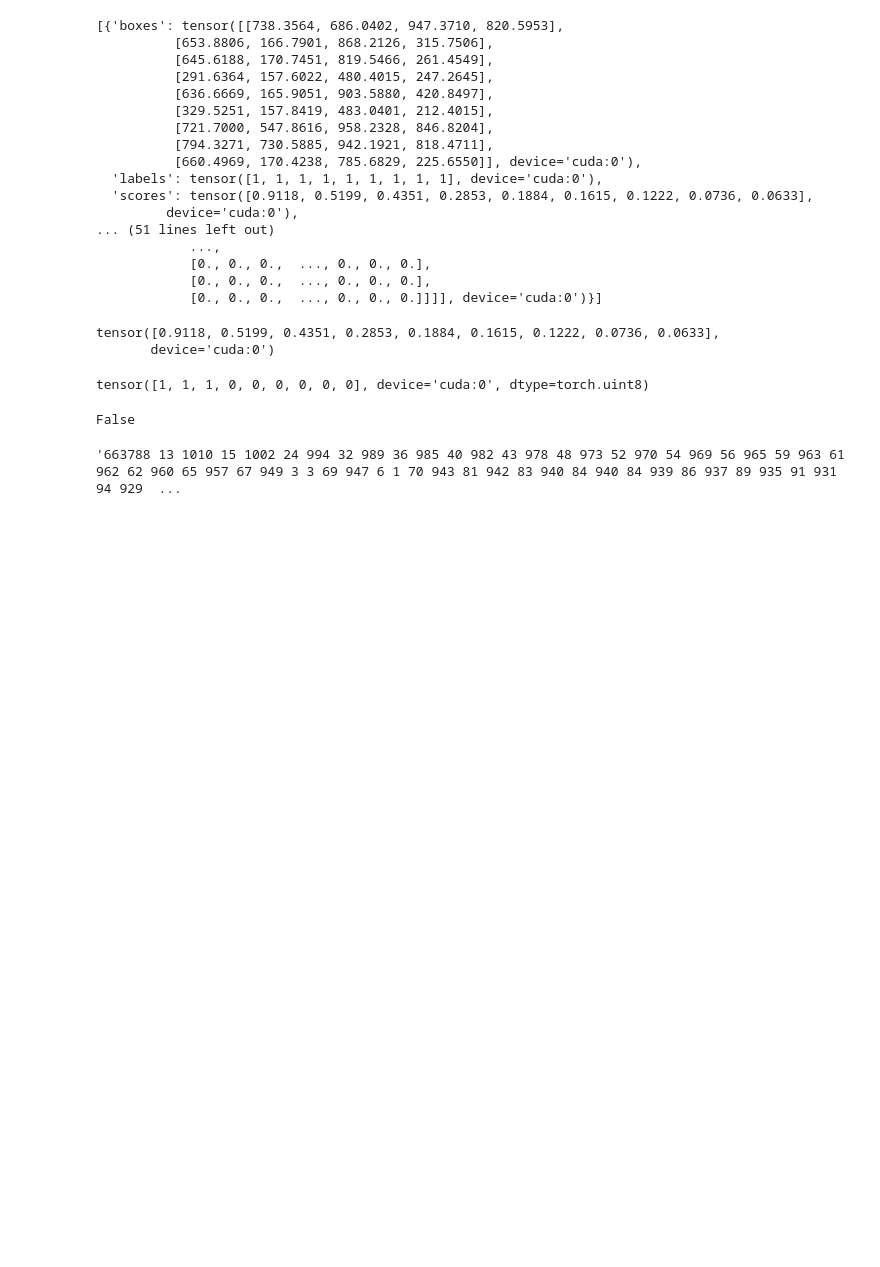
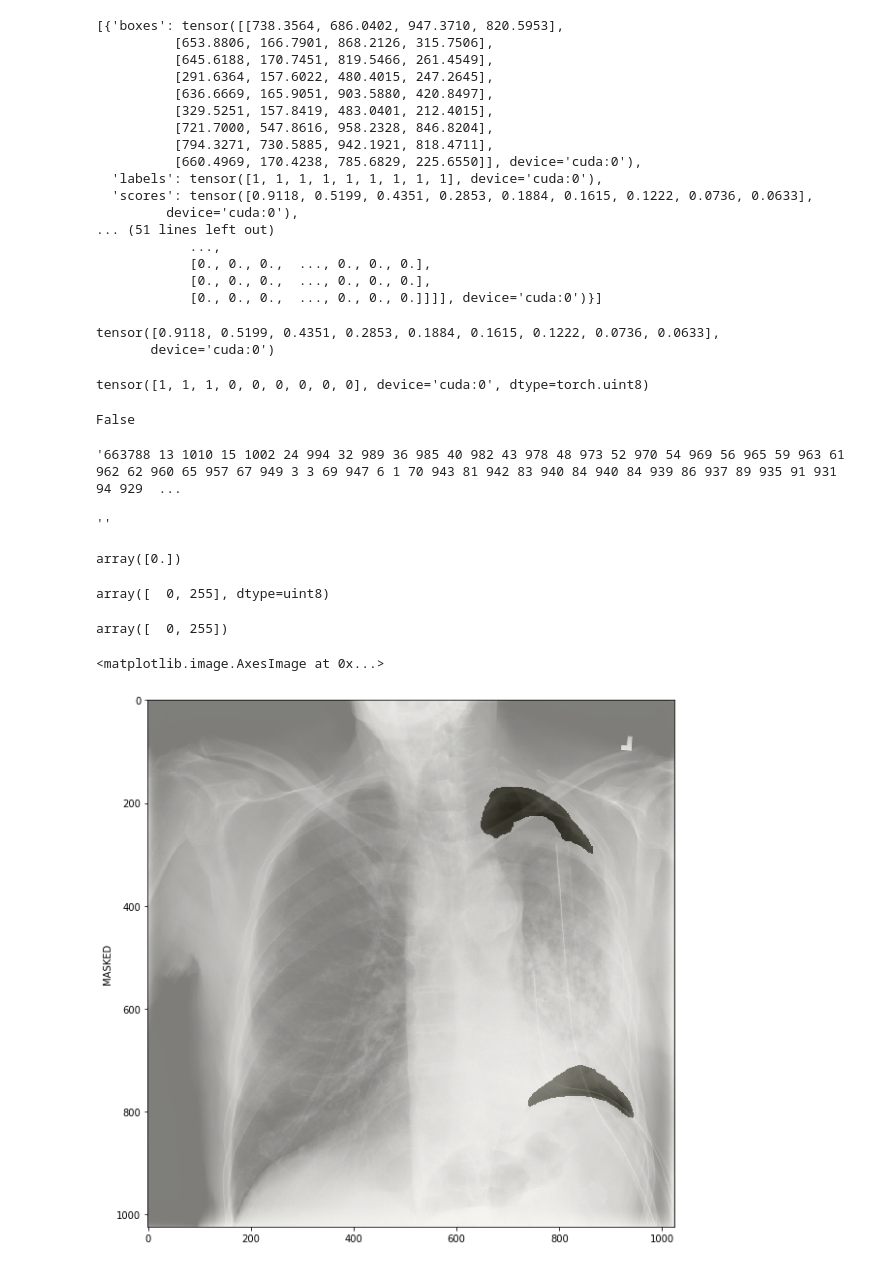
Before and after one commit to wangyute/MaskRCNN-kaggle-siim, a Jupyter notebook: Prediction.ipynb, the cells around one changed output. Cells and saved outputs as stored; diff of their text form; code cells hidden in the pictures; blank space fills up the shorter version.

```diff
--- a/Prediction.ipynb
+++ b/Prediction.ipynb
@@ -24,7 +24,7 @@ df.head()
 import torch
 import torch.utils.data
 import collections
-from tqdm import tqdm
+from tqdm import tqdm_notebook
 from PIL import Image
 import torchvision
 
@@ -36,10 +36,11 @@ class TorchDataset(torch.utils.data.Dataset):
         self.image_info = collections.defaultdict(dict)
 
         i = 0
-        for blob in tqdm(self.blobs, total= len(self.blobs)):
+        for blob in tqdm_notebook(self.blobs):
             file_path = blob.name
             img_id = file_path.split('/')[-1][:-4]
 
+            # skip the img_ids which are out of sample df
             df_temp = self.df.loc[self.df.ImageId == img_id]
             if not df_temp.iloc[0, 0]:
                 continue
@@ -212,10 +218,32 @@ rle
+# %%
+rle_0 = mask2rle(mask_0.T, 1024, 1024)
+rle_0
+# %% [output]
+''
+# %%
+np.unique(rle2mask(rle_0, 1024, 1024).T)
+# %% [output]
+array([0.])
+# %%
+mask_rle = rle2mask(rle, 1024, 1024).T
+mask_rle = np.uint8(mask_rle)
+# %%
+np.unique(mask_rle)
+# %% [output]
+array([  0, 255], dtype=uint8)
 # %%
 np.unique(mask_pred)
+# %% [output]
+array([  0, 255])
 # %%
 plt.figure(figsize=(10,10))
 plt.ylabel('MASKED')
 
 plt.imshow(img, cmap=plt.cm.bone)
 plt.imshow(mask_pred, alpha=0.3, cmap="Reds")
 # plt.imshow(mask_temp, alpha=0.3, cmap="Greens")
+plt.imshow(mask_rle, alpha=0.3, cmap="Greens")
+# %% [output]
+<matplotlib.image.AxesImage at 0x...>
+[figure, added]
 # %%
```
Also changed, not shown: parts of 3 cells of this notebook, 2 other files.
